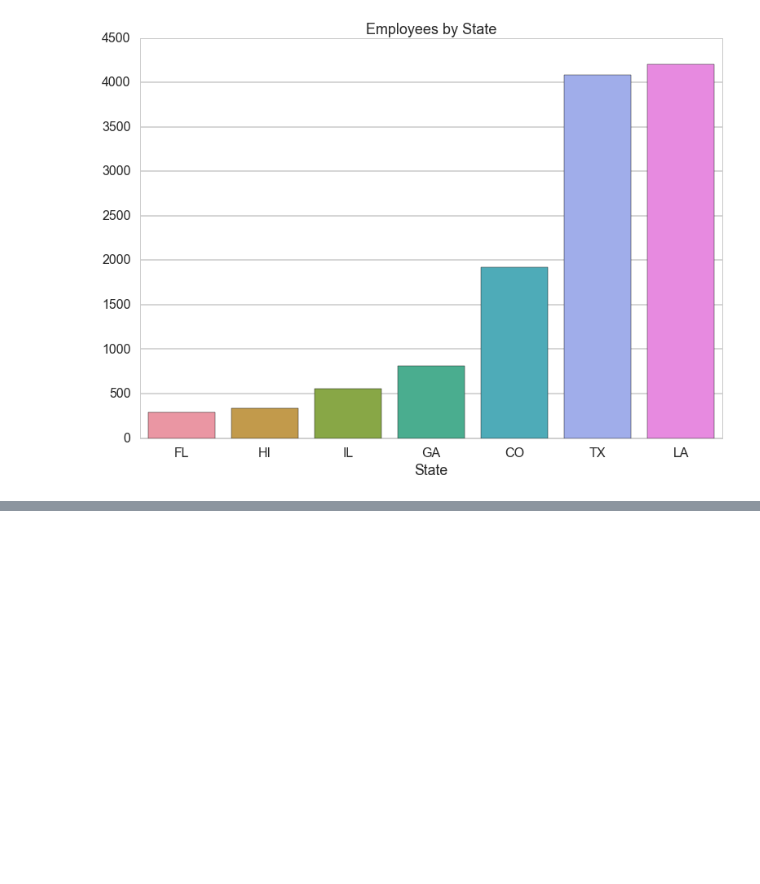
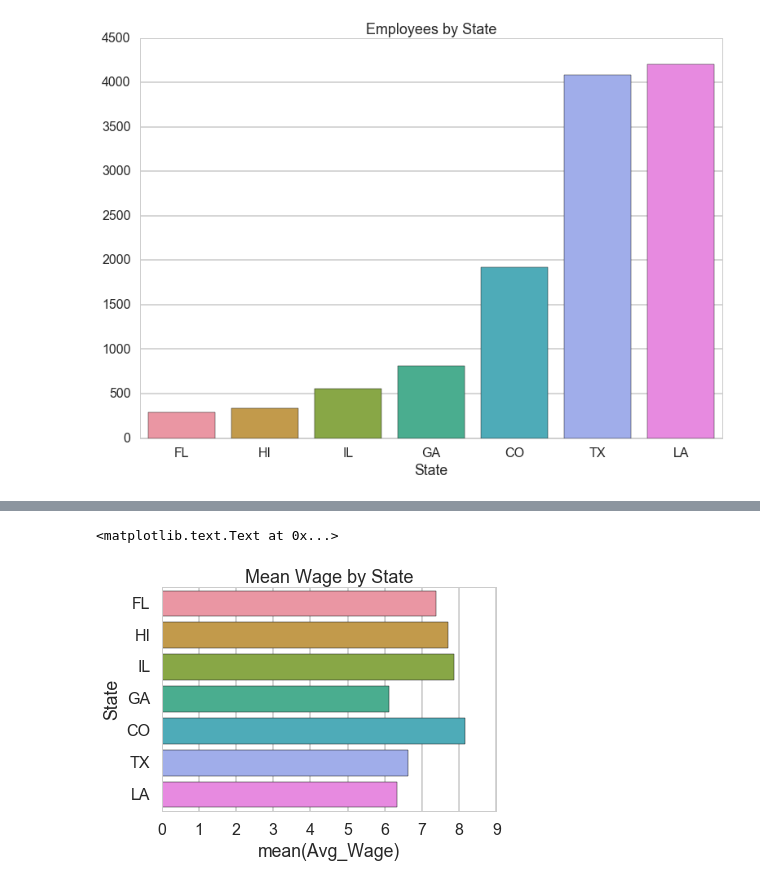
Before and after one commit to andrewhart098/jupyter-notebooks, a Jupyter notebook: Aloha Employees.ipynb, the cells around one changed output, grey strips where cells are left out. Drawn from its saved outputs; the diff is of its cells as text; code cells hidden in the pictures; blank space fills up the shorter version.

```diff
--- a/Aloha Employees.ipynb
+++ b/Aloha Employees.ipynb
@@ -35,3 +36,12 @@ top_emp_by_state.set_title("Employees by State", fontsize=18)
 # %% [output]
 <matplotlib.text.Text at 0x...>
 [figure]
+# %%
+s = []
+for column in emp_by_state.index:
+    wage  = np.mean(df[(df['State'] == column) & (df['PayRate1'] > 0.0)]['PayRate1'])
+    state = column
+    num   = emp_by_state[column]
+    s.append({'State': state, 'Avg_Wage': wage, 'Num_Emp': num})
+wage_by_state = pd.DataFrame(s)
+wage_by_state
@@ -37,0 +57,6 @@ top_emp_by_state.set_title("Employees by State", fontsize=18)
+# %%
+wage_by_barplot = sns.barplot(y=wage_by_state['State'], x=wage_by_state['Avg_Wage'])
+wage_by_barplot.set_title("Mean Wage by State", fontsize=18)
+# %% [output]
+<matplotlib.text.Text at 0x...>
+[figure, added]
```
Also changed, not shown: parts of 4 cells of this notebook.
